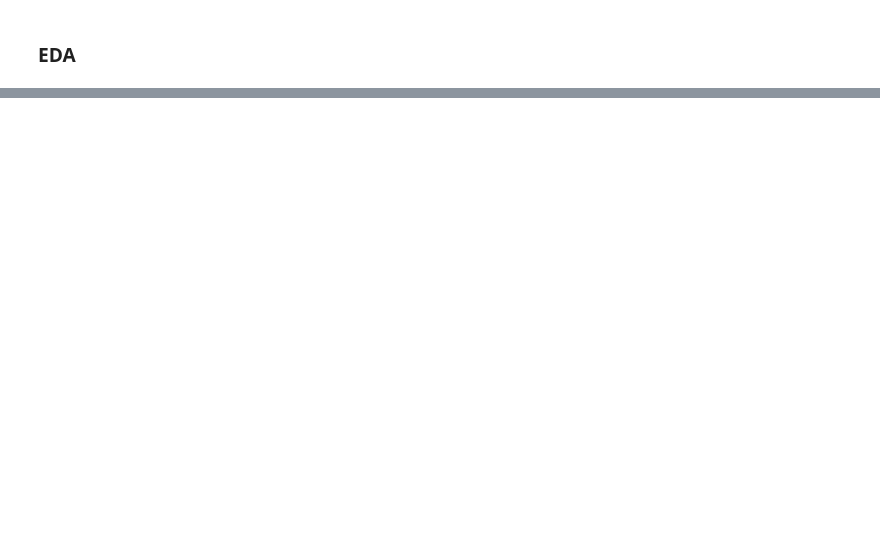
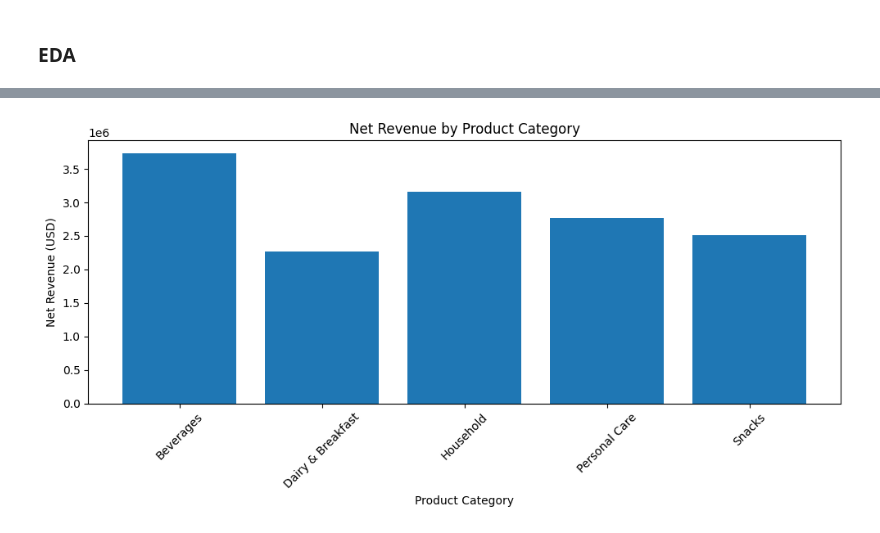
Before and after one commit to Alive-Peterson/myprojects, a Jupyter notebook: data_analytics/financial_performance_and_profitability/notebooks/FMCG_Sales_Profitability_Analysis.ipynb, the cells around one changed output, grey strips where cells are left out. Saved outputs shown, nothing was run; the diff lists cells and outputs as text; code cells hidden in the pictures; blank space fills up the shorter version.

```diff
--- a/data_analytics/financial_performance_and_profitability/notebooks/FMCG_Sales_Profitability_Analysis.ipynb
+++ b/data_analytics/financial_performance_and_profitability/notebooks/FMCG_Sales_Profitability_Analysis.ipynb
@@ -10,0 +206,11 @@ FileNotFoundError: [Errno 2] No such file or directory: '../datasets/fmcg_sales_
+# %%
+category_performance = (
+    df.groupby('Product_Category')
+      .agg(
+          Revenue=('Net_Revenue_USD', 'sum'),
+          Profit=('Profit_USD', 'sum')
+      )
+      .reset_index()
+)
+
+category_performance
@@ -10,0 +224,16 @@ FileNotFoundError: [Errno 2] No such file or directory: '../datasets/fmcg_sales_
+# %%
+plt.figure(figsize=(10, 5))
+
+plt.bar(
+    category_performance['Product_Category'],
+    category_performance['Revenue']
+)
+
+plt.title('Net Revenue by Product Category')
+plt.xlabel('Product Category')
+plt.ylabel('Net Revenue (USD)')
+plt.xticks(rotation=45)
+plt.tight_layout()
+plt.show()
+# %% [output]
+[figure, added]
```
Also changed, not shown: parts of 30 cells of this notebook.
